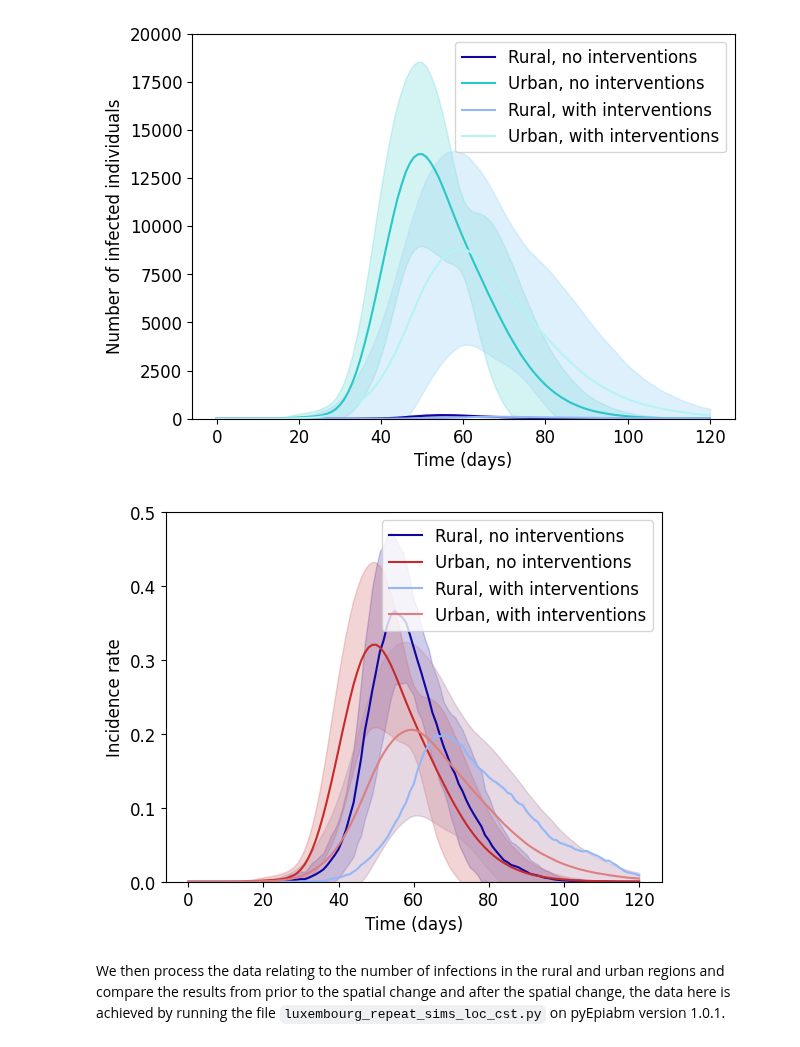
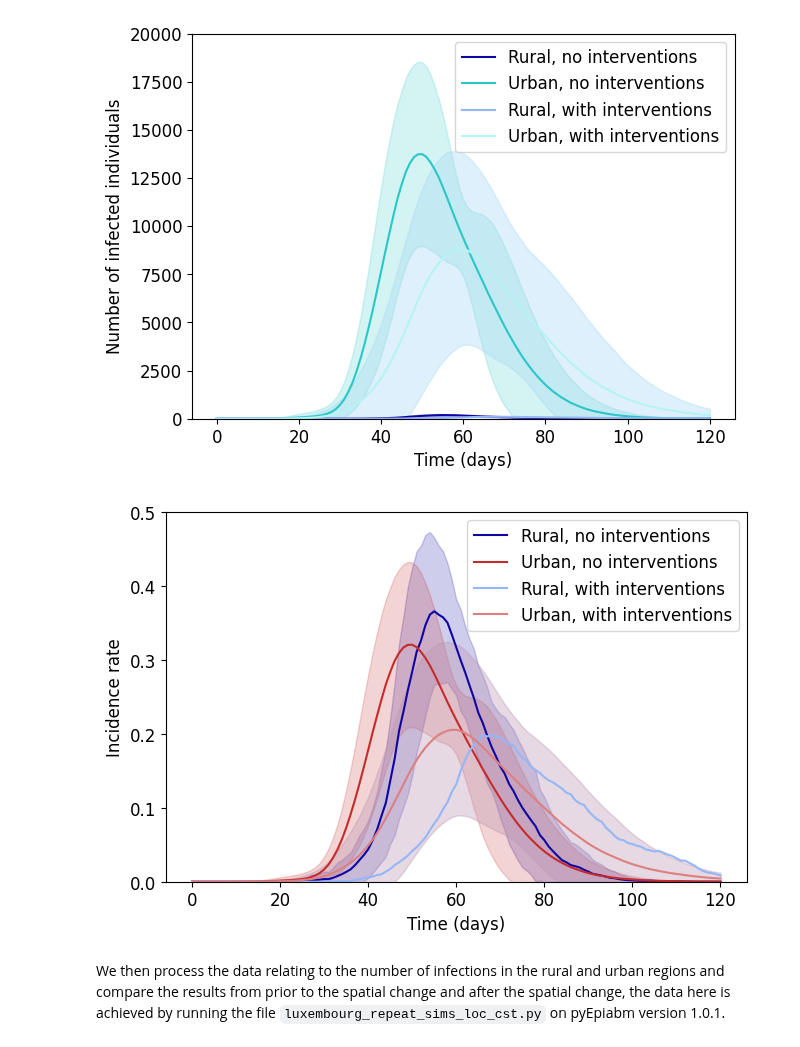
Before and after one commit to SABS-R3-Epidemiology/epiabm, a Jupyter notebook: python_examples/luxembourg_example/rural_v_urban.ipynb, the cells around one changed output. Drawn from its saved outputs; the diff is of its cells as text; code cells hidden in the pictures.

Commit message:
Rural vs urban pre and post change plot standardised

```diff
--- a/python_examples/luxembourg_example/rural_v_urban.ipynb
+++ b/python_examples/luxembourg_example/rural_v_urban.ipynb
@@ -193,38 +194,39 @@ plt.show()
 # %%
 colour_list = ['#0F05A0', '#94B7F8', '#C72A2A', '#DD7F7F']
 
-plt.figure()
+plt.figure(figsize=(7.5,4.8))
 plt.fill_between(summary_df['time'],
                  summary_df['rural_prop'] - summary_df['sd_rural_prop'],
                  summary_df['rural_prop'] + summary_df['sd_rural_prop'],
                  color='#0F05A0', alpha=0.2)
 plt.fill_between(summary_df['time'],
                  summary_df['urban_prop'] - summary_df['sd_urban_prop'],
                  summary_df['urban_prop'] + summary_df['sd_urban_prop'],
                  color='#C72A2A', alpha=0.2)
 plt.fill_between(summary_df_int['time'],
                  summary_df_int['urban_prop'] - summary_df_int['sd_urban_prop'],
                  summary_df_int['urban_prop'] + summary_df_int['sd_urban_prop'],
                  color='#94B7F8', alpha=0.2)
 plt.fill_between(summary_df_int['time'],
                  summary_df_int['urban_prop'] - summary_df_int['sd_urban_prop'],
                  summary_df_int['urban_prop'] + summary_df_int['sd_urban_prop'],
                  color='#DD7F7F', alpha=0.2)
 
 plt.plot(summary_df['time'], summary_df['rural_prop'], color = '#0F05A0', label='Rural, no interventions')
 plt.plot(summary_df['time'], summary_df['urban_prop'], color = '#C72A2A', label='Urban, no interventions')
 plt.plot(summary_df_int['time'], summary_df_int['rural_prop'], color = '#94B7F8', label='Rural, with interventions')
 plt.plot(summary_df_int['time'], summary_df_int['urban_prop'], color = '#DD7F7F', label='Urban, with interventions')
 plt.legend(fontsize=12)
 
 plt.xlabel('Time (days)',fontsize=12)
 plt.ylabel('Incidence rate',fontsize=12)
 plt.ylim([0,0.5])
 plt.xticks(fontsize=12)
 plt.yticks(fontsize=12)
+plt.savefig('paper_plots/incidence_rural_vs_urban.png',dpi=300)
 plt.show()
 # %% [output]
-[figure, old version]
+[figure, new version]
 # %% [markdown]
 We then process the data relating to the number of infections in the rural and urban regions and compare the results from prior to the spatial change and after the spatial change, the data here is achieved by running the file `luxembourg_repeat_sims_loc_cst.py` on pyEpiabm version 1.0.1.
 # %% [markdown]
```
Also changed, not shown: parts of 2 cells of this notebook, 2 other files.
